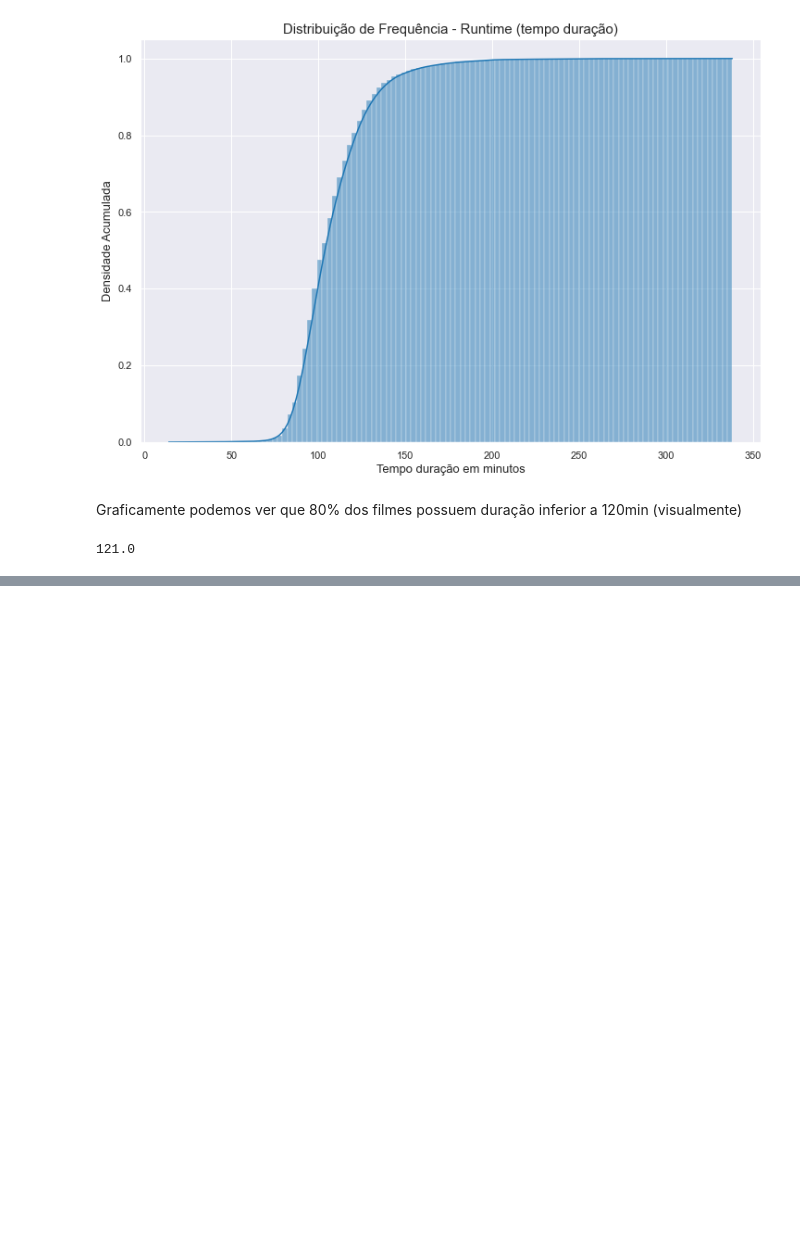
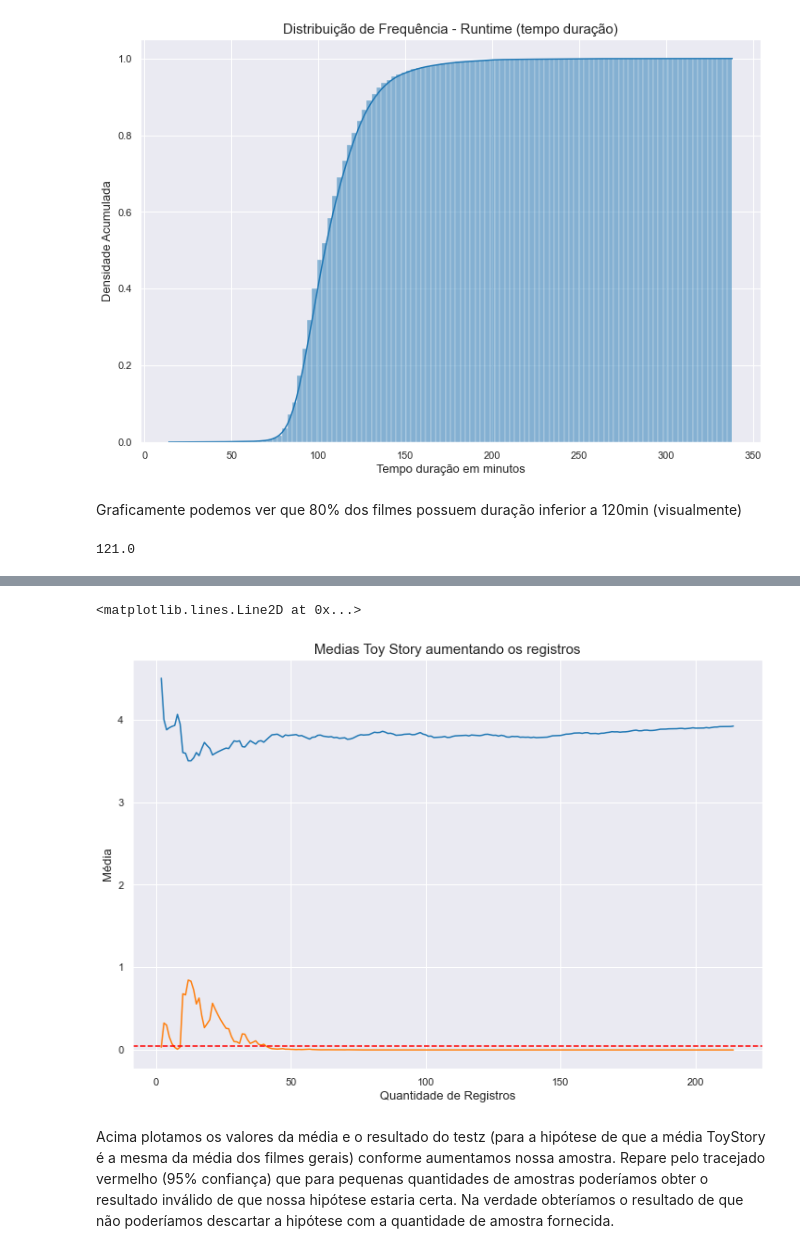
Before and after one commit to ciqueti/Testes_Estatisticos, a Jupyter notebook: Projeto.ipynb, the cells around one changed output, grey strips where cells are left out. Cells and saved outputs as stored; diff of their text form; code cells hidden in the pictures; blank space fills up the shorter version.

```diff
--- a/Projeto.ipynb
+++ b/Projeto.ipynb
@@ -251,0 +351,25 @@ Graficamente podemos ver que 80% dos filmes possuem duração inferior a 120min
+# %%
+np.random.seed(75241)
+temp = notas1.sample(frac=1)
+
+
+def calcula_teste(i):
+    media = temp[0:i].mean()
+    stat, p = ztest(temp[0:i], value= 3.4320503405352594)
+    return(i, media, p)
+
+media = np.array([calcula_teste(i) for i in range(2,len(temp))])
+#Transformamos em um array numpy para podermos fatia-lo
+
+fig, ax = plt.subplots(figsize=(12,8))
+ax.plot(media[:,0], media[:,1])
+ax.set_title('Medias Toy Story aumentando os registros', fontsize=15)
+ax.set_xlabel('Quantidade de Registros', fontsize=13)
+ax.set_ylabel('Média', fontsize=13)
+ax.plot(media[:,0] , media[:,2])
+ax.axhline(y=0.05, color='r', linestyle='--')
+# %% [output]
+<matplotlib.lines.Line2D at 0x...>
+[figure, added]
+# %% [markdown]
+Acima plotamos os valores da média e o resultado do testz (para a hipótese de que a média ToyStory é a mesma da média dos filmes gerais) conforme aumentamos nossa amostra. Repare pelo tracejado vermelho (95% confiança) que para pequenas quantidades de amostras poderíamos obter o resultado inválido de que nossa hipótese estaria certa. Na verdade obteríamos o resultado de que não poderíamos descartar a hipótese com a quantidade de amostra fornecida.
```
Also changed, not shown: parts of 14 cells of this notebook.
